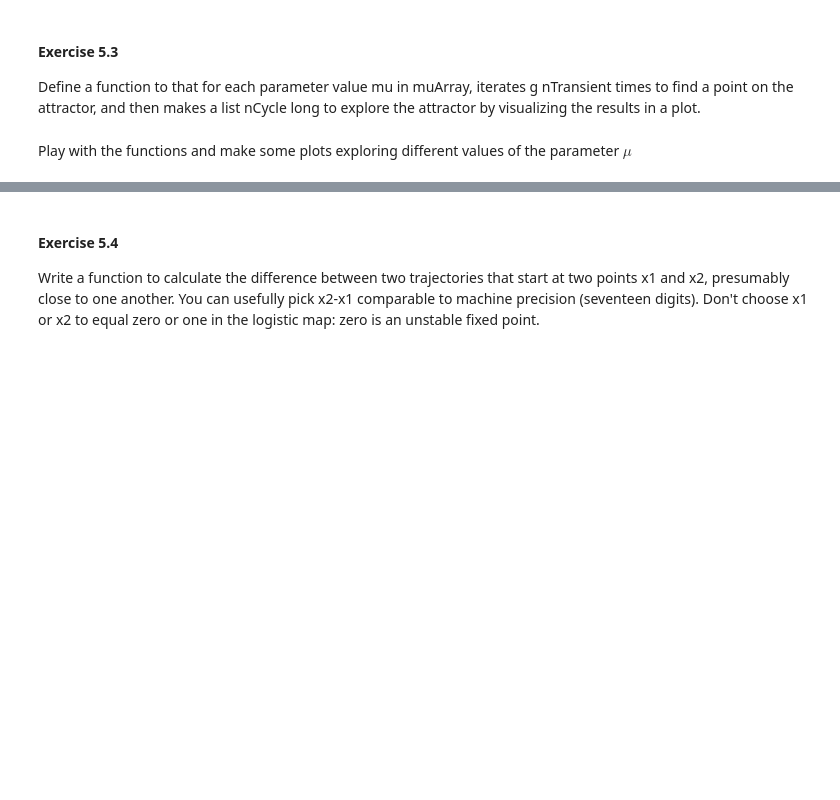
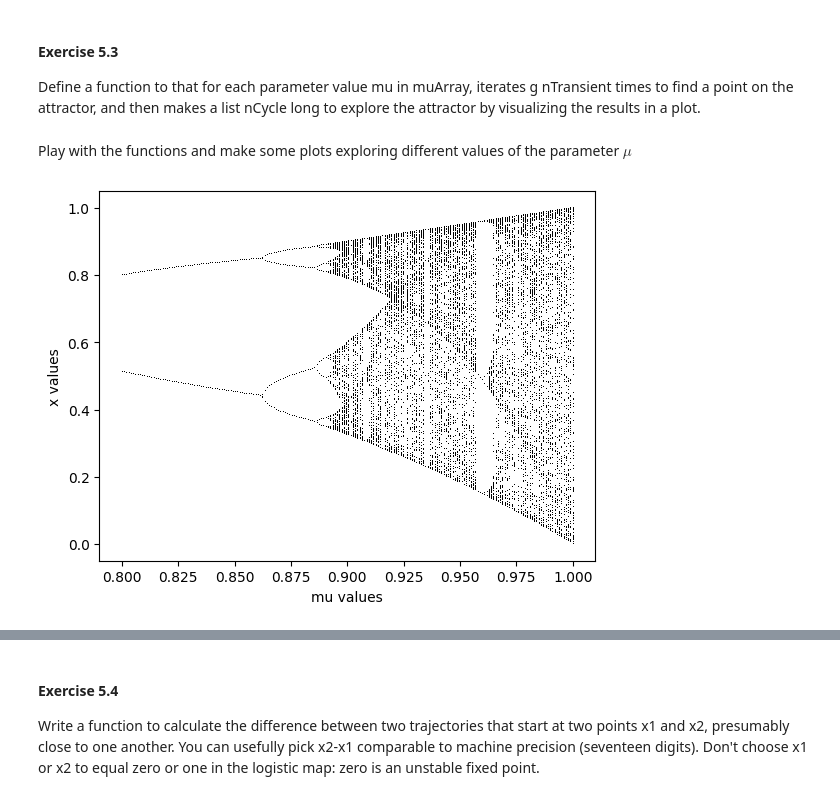
Before and after one commit to stalidzane/complex-systems, a Jupyter notebook: lab5/5-Chaos.ipynb, the cells around one changed output, grey strips where cells are left out. Drawn from its saved outputs; the diff is of its cells as text; code cells hidden in the pictures; blank space fills up the shorter version.

```diff
--- a/lab5/5-Chaos.ipynb
+++ b/lab5/5-Chaos.ipynb
@@ -18,7 +18,7 @@ def f(x, mu):
     Logistic map f(x) = 4 mu x (1-x), which folds the unit interval (0,1)
     into itself.
     """
-    pass
+    return 4 * mu * x * (1 - x)
 # %% [markdown]
 #### Exercise 5.2
 Define a function to iterate a function g(x, mu) N-1 times, starting at x0, so that the full trajectory contains N points.
@@ -42,11 +42,18 @@ def IterateList(g, x0, N, mu):
         pylab.show()
     to see the density of points.
     """
-    pass
+    res_list = []
+    res_list.append(x0)
+    x = x0
+    for _ in range(N-1):
+        x = f(x, mu)
+        res_list.append(x)
+    return res_list
 # %% [markdown]
 #### Exercise 5.3
 Define a function to that for each parameter value mu in muArray, iterates g nTransient times to find a point on the attractor, and then makes a list nCycle long to explore the attractor by visualizing the results in a plot.
 # %%
+import numpy as np
 def BifurcationDiagram(g, x0, nTransient, nCycle, muArray, showPlot=True):
     """
     For each parameter value mu in muArray,
@@ -69,6 +76,28 @@ def BifurcationDiagram(g, x0, nTransient, nCycle, muArray, showPlot=True):
     to visualize the resulting bifurcation diagram, where 'k,' denotes
     black pixels.
     """
-    pass
+    xMatrix = []
+    muMatrix = []
+    for mu in muArray:
+        x = x0
+        for _ in range(nTransient):
+            x = g(x, mu)
+        for _ in range(nCycle):
+            x = g(x, mu)
+            xMatrix.append(x)
+            muMatrix.append(mu)
+
+    if showPlot:
+        pylab.plot(muMatrix, xMatrix, 'k,')
+        pylab.xlabel('mu values')
+        pylab.ylabel('x values')
+        pylab.show()
+
+    return
 # %% [markdown]
 Play with the functions and make some plots exploring different values of the parameter $\mu$
+# %%
+muArray = np.linspace(0.8, 1.0, 200)
+BifurcationDiagram(f, 0.1, 500, 128, muArray)
+# %% [output]
+[figure, added]
```
Also changed, not shown: parts of 17 cells of this notebook.
